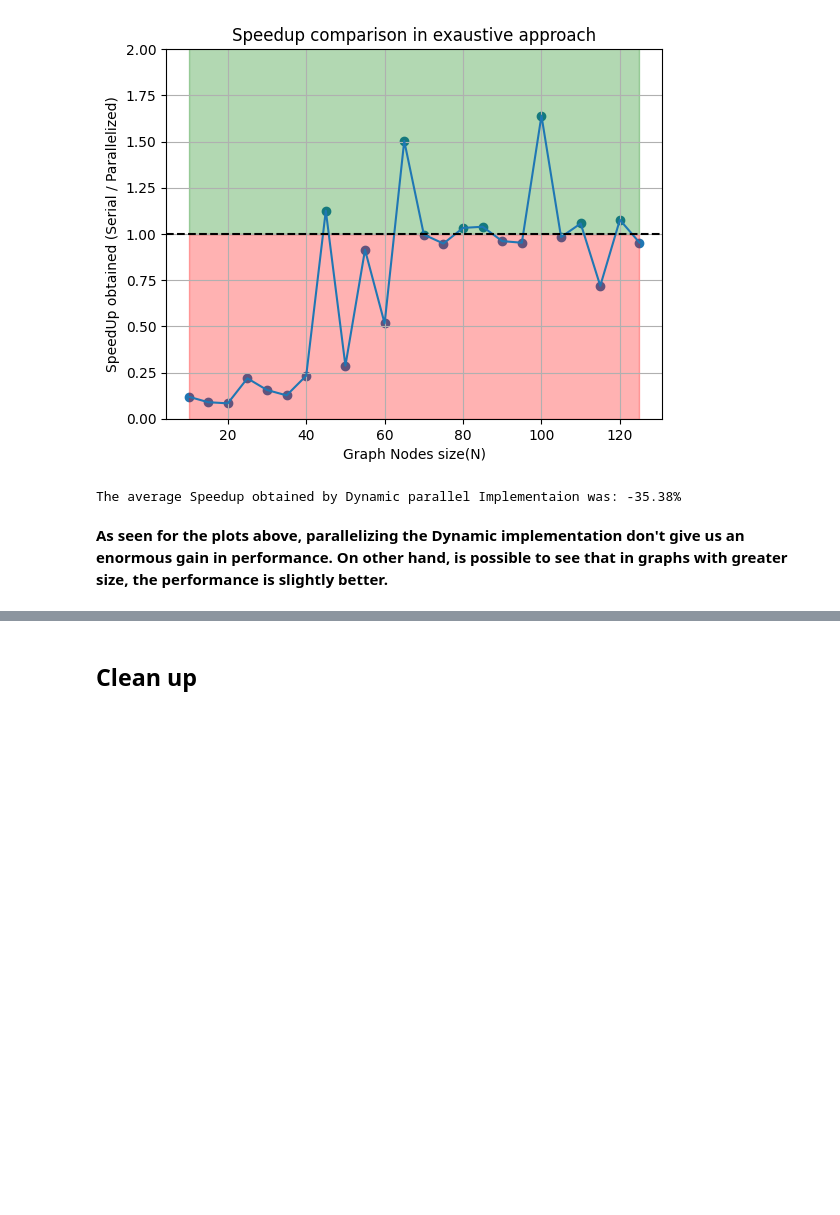
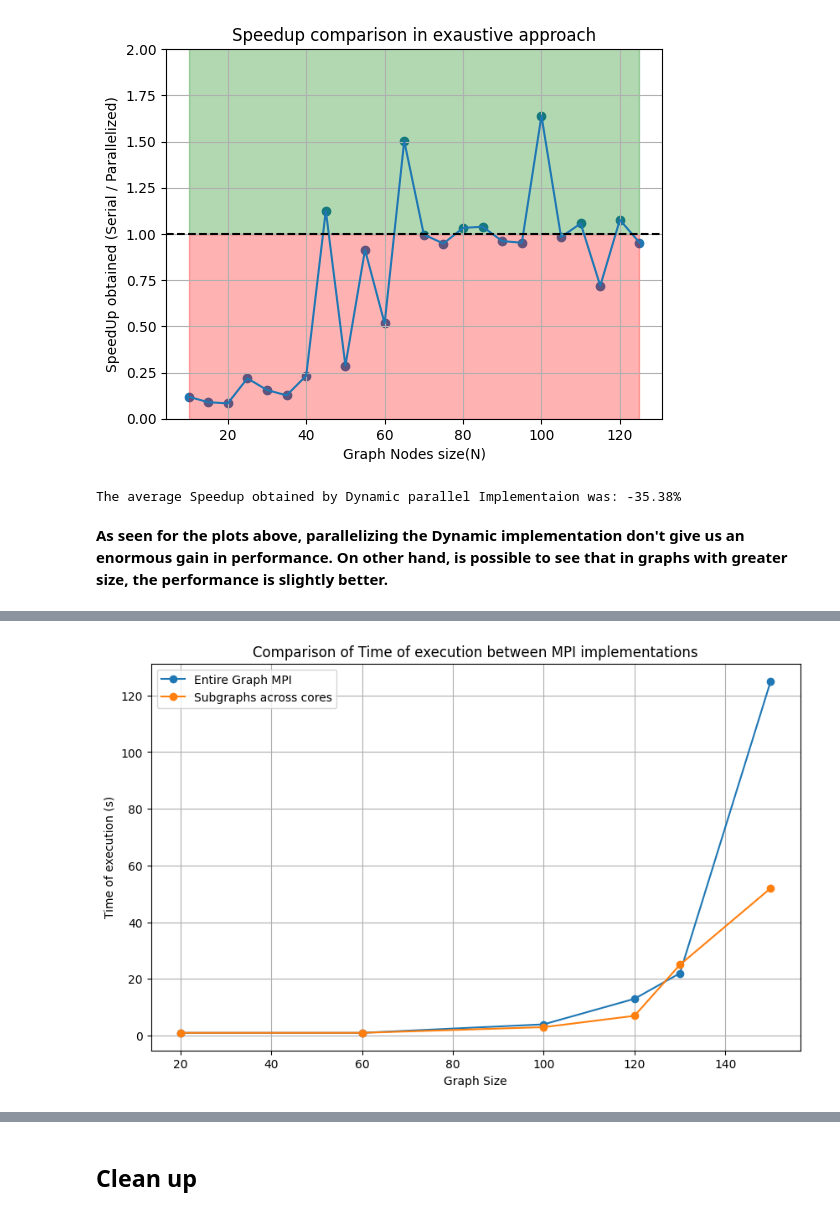
Before and after one commit to matheus-1618/Maximal-Clique-Problem, a Jupyter notebook: src/Report.ipynb, the cells around one changed output, grey strips where cells are left out. Saved outputs shown, nothing was run; the diff lists cells and outputs as text; code cells hidden in the pictures; blank space fills up the shorter version.

```diff
--- a/src/Report.ipynb
+++ b/src/Report.ipynb
@@ -1296,0 +1640,14 @@ plt.show()
+# %%
+import matplotlib.pyplot as plt
+plt.figure(figsize=(10, 6))
+plt.plot(df['Graph Size'], entire_graph_time, label='Entire Graph MPI', marker='o')
+plt.plot(df['Graph Size'], subgraph_implementation_time, label='Subgraphs across cores', marker='o')
+
+plt.xlabel('Graph Size')
+plt.ylabel('Time of execution (s)')
+plt.title('Comparison of Time of execution between MPI implementations')
+plt.legend()
+plt.grid(True)
+plt.show()
+# %% [output]
+[figure, added]
```
Also changed, not shown: parts of 16 cells of this notebook.
